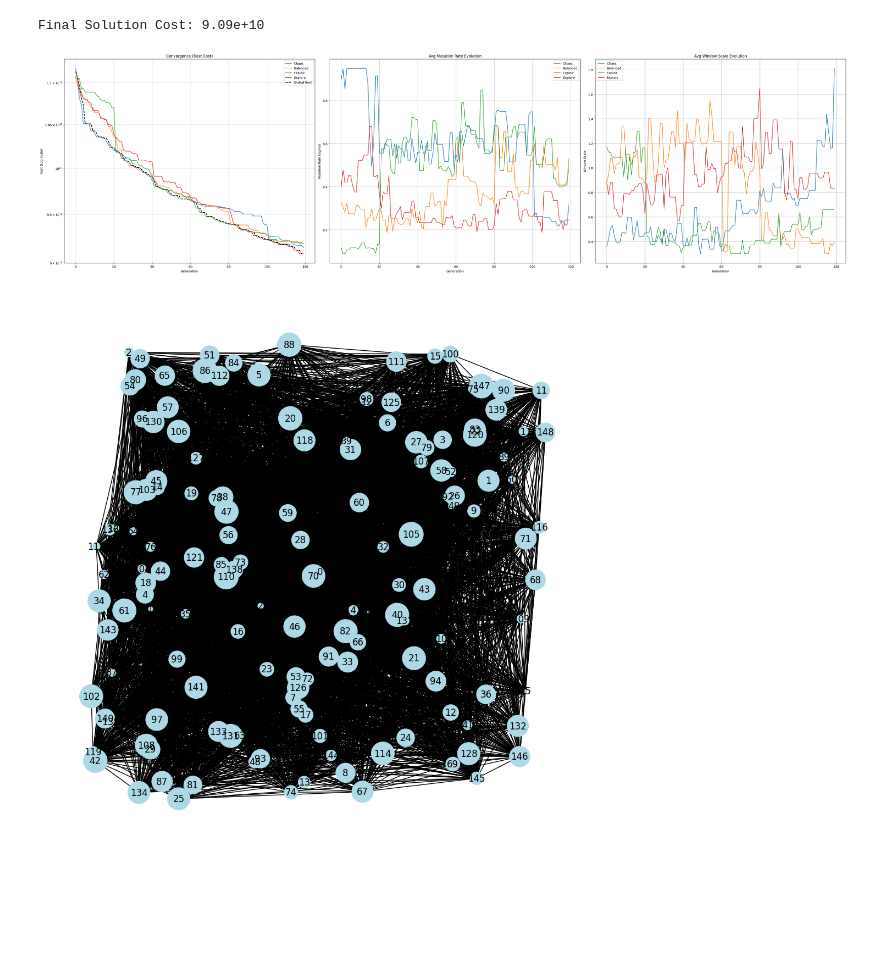
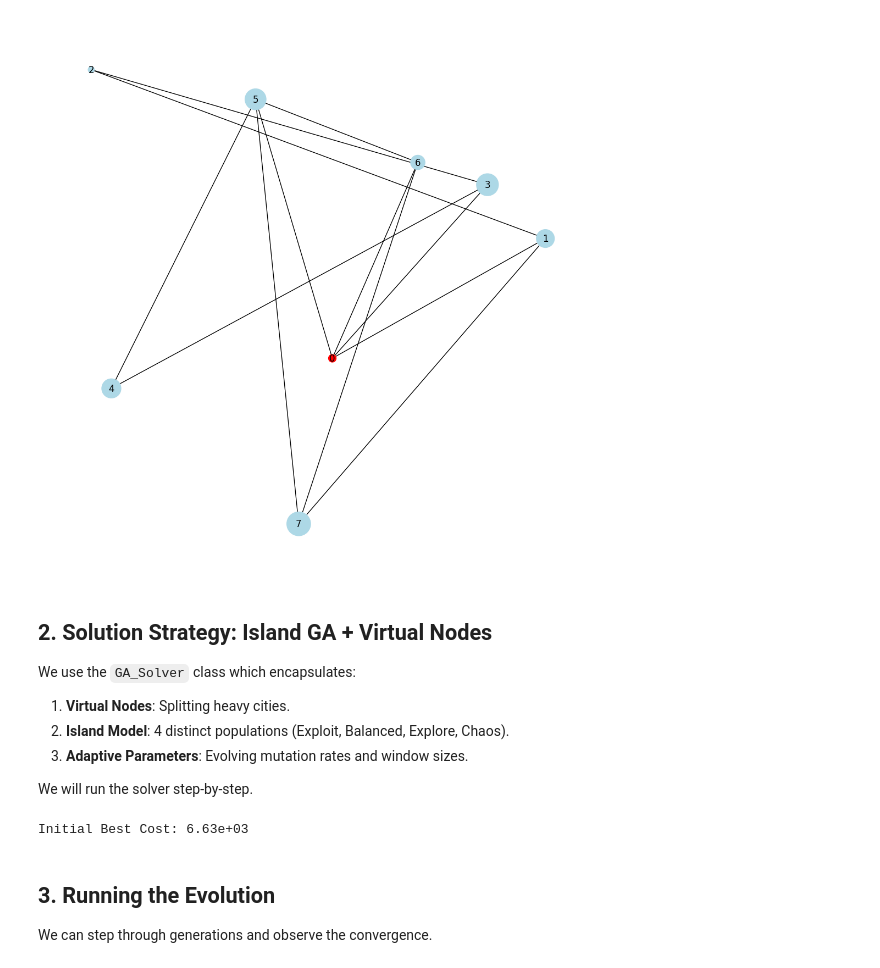
Before and after one commit to AgricolaC/project-work, a Jupyter notebook: study.ipynb, the cells around one changed output. Drawn from its saved outputs; the diff is of its cells as text; code cells hidden in the pictures; blank space fills up the shorter version.

```diff
--- a/study.ipynb
+++ b/study.ipynb
@@ -402,43 +26,25 @@ Gen 117 [Explore]: New Best 9.09e+10
-# %%
-print(f"\nFinal Solution Cost: {best_ind.cost:.2e}")
-
-fig, axes = plt.subplots(1, 3, figsize=(36, 10))
-
-# 1. Convergence Plot
-for role, data in history['islands'].items():
-    axes[0].plot(history['gen'], data['best_cost'], label=role)
-axes[0].plot(history['gen'], history['global_best'], 'k--', linewidth=2, label='Global Best')
-axes[0].set_title('Convergence (Best Cost)')
-axes[0].set_xlabel('Generation')
-axes[0].set_ylabel('Cost (Log Scale)')
-axes[0].set_yscale('log')
-axes[0].legend()
-axes[0].grid(True, which="both", ls="-", alpha=0.5)
-
-# 2. Adaptive Mutation Rate Evolution
-for role, data in history['islands'].items():
-    axes[1].plot(history['gen'], data['avg_mut_rate'], label=role)
-axes[1].set_title('Avg Mutation Rate Evolution')
-axes[1].set_xlabel('Generation')
-axes[1].set_ylabel('Mutation Rate (sigma)')
-axes[1].legend()
-axes[1].grid(True)
-
-# 3. Adaptive Window Scale Evolution
-for role, data in history['islands'].items():
-    axes[2].plot(history['gen'], data['avg_win_scale'], label=role)
-axes[2].set_title('Avg Window Scale Evolution')
-axes[2].set_xlabel('Generation')
-axes[2].set_ylabel('Window Scale')
-axes[2].legend()
-axes[2].grid(True)
-
-plt.tight_layout()
-plt.show()
-
-# Show Graph
-problem.plot()
-# %% [output]
-Final Solution Cost: 9.09e+10
-[figure, removed]
-[figure, removed]
+# %%
+# Initialize Problem
+problem = Problem(num_cities=8, alpha=1.0,beta=1.2,density=0.2, seed=42)
+problem.plot()
+plt.show()
+# %% [output]
+[figure, added]
+# %% [markdown]
+## 2. Solution Strategy: Island GA + Virtual Nodes
+We use the `GA_Solver` class which encapsulates:
+1.  **Virtual Nodes**: Splitting heavy cities.
+2.  **Island Model**: 4 distinct populations (Exploit, Balanced, Explore, Chaos).
+3.  **Adaptive Parameters**: Evolving mutation rates and window sizes.
+
+We will run the solver step-by-step.
+# %%
+# Initialize Solver
+solver = GA_Solver(problem, pop_size_per_island=20)
+
+print(f"Initial Best Cost: {solver.global_best.cost:.2e}")
+# %% [output]
+Initial Best Cost: 6.63e+03
+# %% [markdown]
+## 3. Running the Evolution
+We can step through generations and observe the convergence.
```
Also changed, not shown: parts of 20 cells of this notebook, 3 other files.
